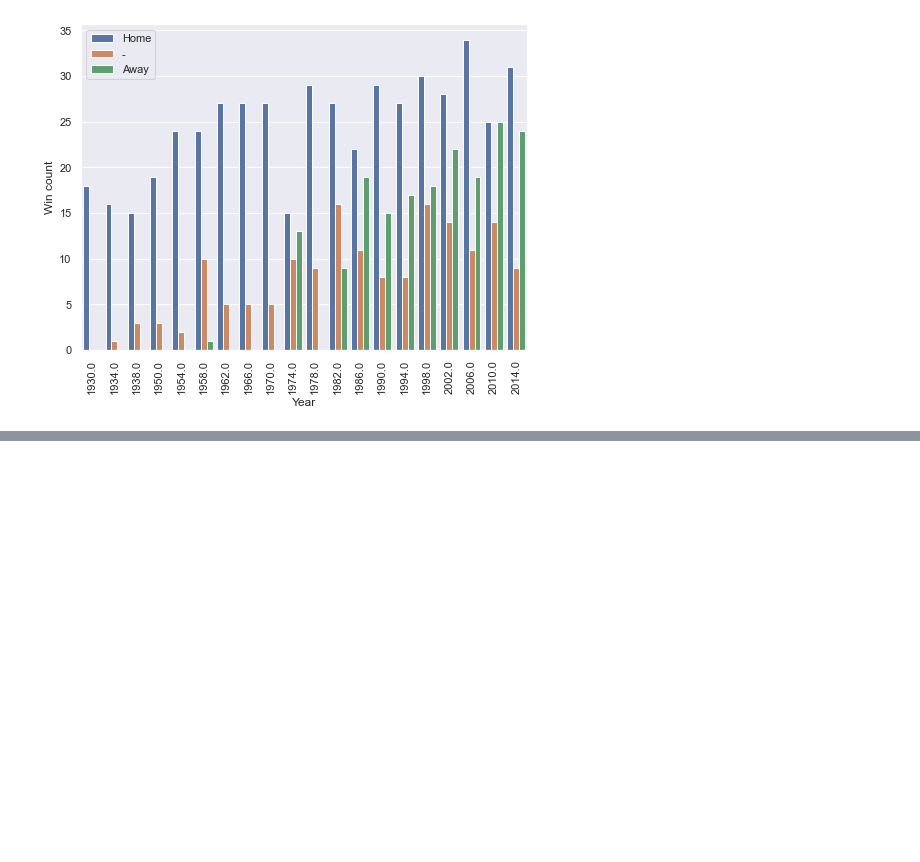
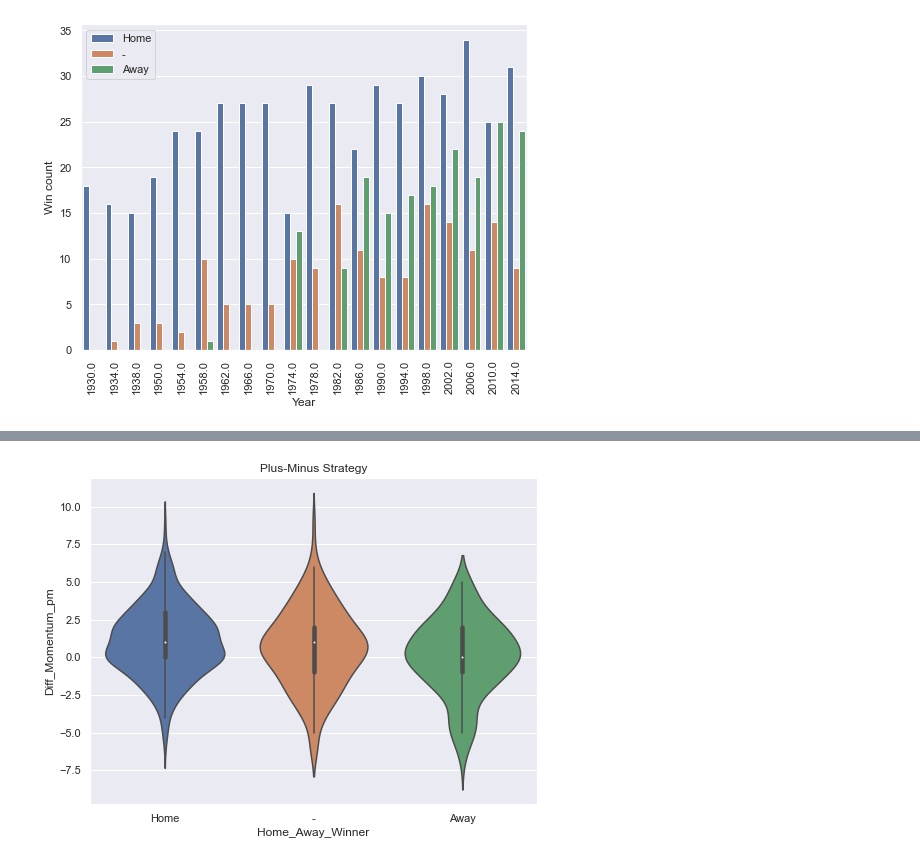
Before and after one commit to gnegrelli/paul_the_octopus, a Jupyter notebook: FIFA_WC_data_exploration.ipynb, the cells around one changed output, grey strips where cells are left out. Saved outputs shown, nothing was run; the diff lists cells and outputs as text; code cells hidden in the pictures; blank space fills up the shorter version.

Commit message:
Check momentum as a feature

```diff
--- a/FIFA_WC_data_exploration.ipynb
+++ b/FIFA_WC_data_exploration.ipynb
@@ -93,0 +110,3 @@ plt.show()
+# %%
+plus_minus_strategy = {'win': 1, 'draw': 0, 'loss': -1}
+three_points_strategy = {'win': 3, 'draw': 1, 'loss': 0}
@@ -93,0 +115,22 @@ plt.show()
+# %%
+def team_momentum(team_initials: str, date: pd.Timestamp, matches: pd.DataFrame,
+                  strategy: dict = plus_minus_strategy, window: int = 5) -> int:
+    """Method to calculate a team momentum in a given window"""
+
+    team_matches = matches[
+        (matches.Home_Team_Initials == team_initials) |
+        (matches.Away_Team_Initials == team_initials)
+    ]
+
+    team_prev_matches = team_matches[team_matches.Datetime < date].sort_values(by='Datetime').tail(window)
+
+    momentum = 0
+    for match in team_prev_matches.itertuples():
+        if match.Winner_Initials == '-':
+            momentum += strategy.get('draw', 0)
+        elif match.Winner_Initials == team_initials:
+            momentum += strategy.get('win', 1)
+        else:
+            momentum += strategy.get('loss', -1)
+
+    return momentum
@@ -93,0 +173,10 @@ plt.show()
+# %%
+matches['Home_Team_Momentum_pm'] = matches.apply(lambda s: team_momentum(s.Home_Team_Initials, s.Datetime, matches, strategy=plus_minus_strategy), axis=1)
+matches['Away_Team_Momentum_pm'] = matches.apply(lambda s: team_momentum(s.Away_Team_Initials, s.Datetime, matches, strategy=plus_minus_strategy), axis=1)
+matches['Diff_Momentum_pm'] = matches['Home_Team_Momentum_pm'] - matches['Away_Team_Momentum_pm']
+
+matches['Home_Team_Momentum_3p'] = matches.apply(lambda s: team_momentum(s.Home_Team_Initials, s.Datetime, matches, strategy=three_points_strategy), axis=1)
+matches['Away_Team_Momentum_3p'] = matches.apply(lambda s: team_momentum(s.Away_Team_Initials, s.Datetime, matches, strategy=three_points_strategy), axis=1)
+matches['Diff_Momentum_3p'] = matches['Home_Team_Momentum_3p'] - matches['Away_Team_Momentum_3p']
+
+# matches.sort_values('Datetime')
@@ -93,0 +191,6 @@ plt.show()
+# %%
+sns.violinplot(x='Home_Away_Winner', y='Diff_Momentum_pm', data=matches)
+plt.title('Plus-Minus Strategy')
+plt.show()
+# %% [output]
+[figure, added]
```
Also changed, not shown: parts of 18 cells of this notebook.
